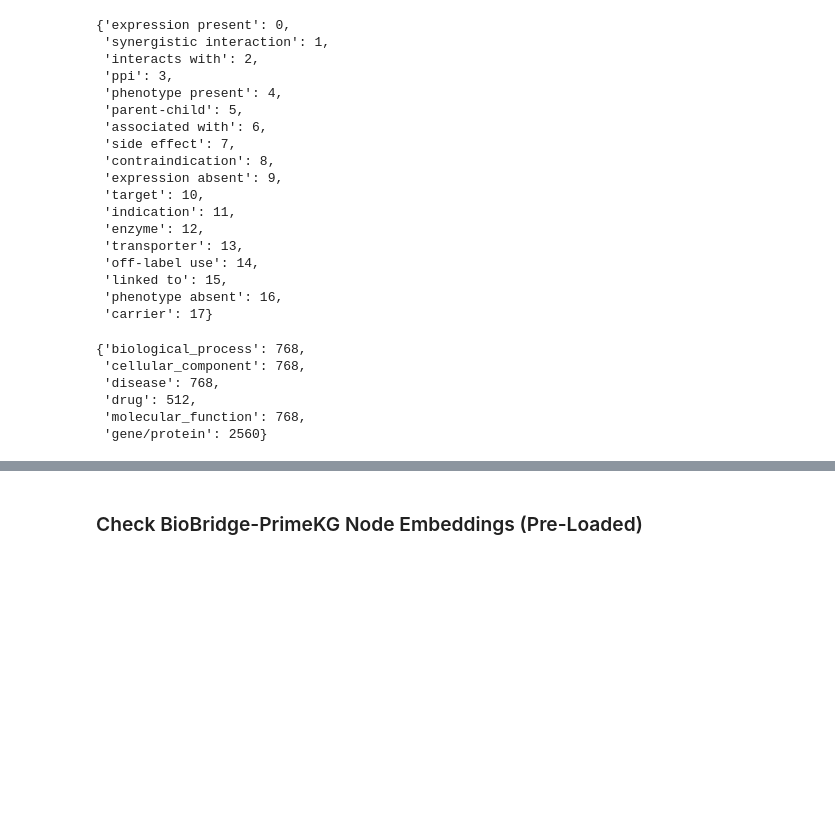
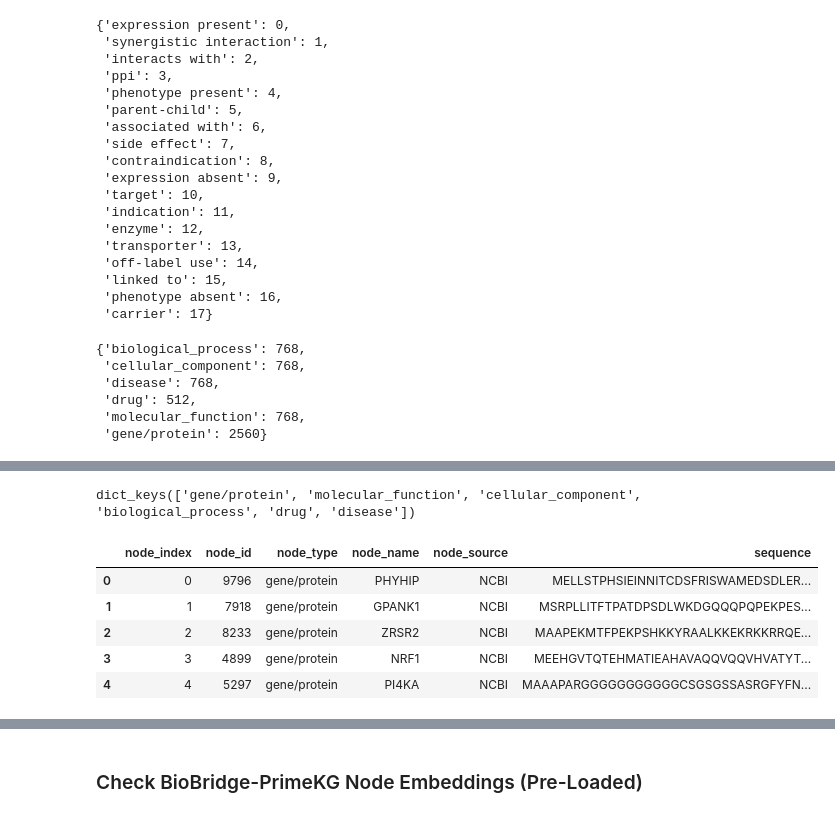
Before and after one commit to varsha1206/AIAgents4Pharma, a Jupyter notebook: docs/notebooks/talk2knowledgegraphs/tutorial_biobridge_primekg_loader.ipynb, the cells around one changed output, grey strips where cells are left out. Drawn from its saved outputs; the diff is of its cells as text; code cells hidden in the pictures; blank space fills up the shorter version.

```diff
--- a/docs/notebooks/talk2knowledgegraphs/tutorial_biobridge_primekg_loader.ipynb
+++ b/docs/notebooks/talk2knowledgegraphs/tutorial_biobridge_primekg_loader.ipynb
@@ -157,0 +169,16 @@ biobridge_data.get_data_config()['emb_dim']
+# %%
+# Get the node information of the BioBridge PrimeKG
+biobridge_node_info = biobridge_data.get_node_info_dict()
+biobridge_node_info.keys()
+# %% [output]
+dict_keys(['gene/protein', 'molecular_function', 'cellular_component', 'biological_process', 'drug', 'disease'])
+# %%
+# Check a sample node information of gene/protein
+biobridge_node_info['gene/protein'].head()
+# %% [output]
+|  | node_index | node_id | node_type | node_name | node_source | sequence |
+| 0 | 0 | 9796 | gene/protein | PHYHIP | NCBI | MELLSTPHSIEINNITCDSFRISWAMEDSDLER... |
+| 1 | 1 | 7918 | gene/protein | GPANK1 | NCBI | MSRPLLITFTPATDPSDLWKDGQQQPQPEKPES... |
+| 2 | 2 | 8233 | gene/protein | ZRSR2 | NCBI | MAAPEKMTFPEKPSHKKYRAALKKEKRKKRRQE... |
+| 3 | 3 | 4899 | gene/protein | NRF1 | NCBI | MEEHGVTQTEHMATIEAHAVAQQVQQVHVATYT... |
+| 4 | 4 | 5297 | gene/protein | PI4KA | NCBI | MAAAPARGGGGGGGGGGGCSGSGSSASRGFYFN... |
```
Also changed, not shown: parts of 7 cells of this notebook, 5 other files.
